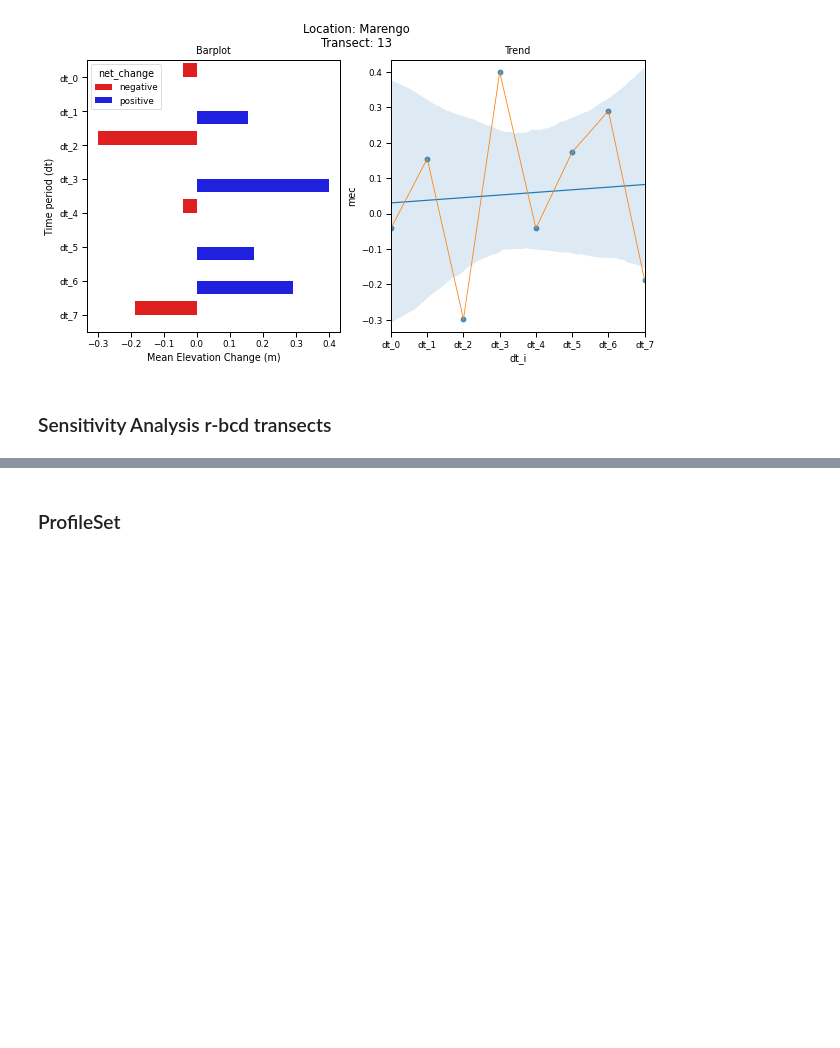
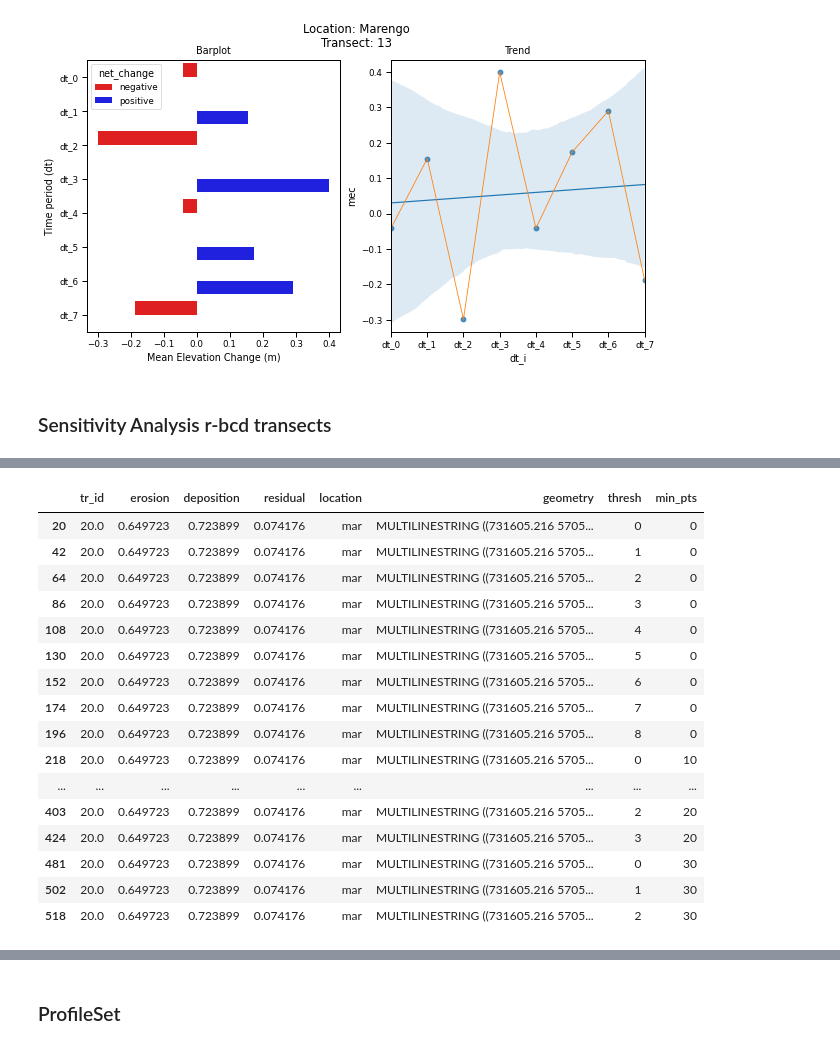
Before and after one commit to npucino/sandpyper, a Jupyter notebook: examples/Example_1_Profile_extraction-CLASS.ipynb, the cells around one changed output, grey strips where cells are left out. Cells and saved outputs as stored; diff of their text form; code cells hidden in the pictures; blank space fills up the shorter version.

```diff
--- a/examples/Example_1_Profile_extraction-CLASS.ipynb
+++ b/examples/Example_1_Profile_extraction-CLASS.ipynb
@@ -304,0 +199,3 @@ for minpts in list_minpts:
+# %%
+data_in=D.df_labelled.query("location=='mar'")
+data_in.head()
@@ -304,0 +491,20 @@ for minpts in list_minpts:
+# %%
+ss_tr_big.query("tr_id==20")
+# %% [output]
+|  | tr_id | erosion | deposition | residual | location | geometry | thresh | min_pts |
+| 20 | 20.0 | 0.649723 | 0.723899 | 0.074176 | mar | MULTILINESTRING ((731605.216 5705... | 0 | 0 |
+| 42 | 20.0 | 0.649723 | 0.723899 | 0.074176 | mar | MULTILINESTRING ((731605.216 5705... | 1 | 0 |
+| 64 | 20.0 | 0.649723 | 0.723899 | 0.074176 | mar | MULTILINESTRING ((731605.216 5705... | 2 | 0 |
+| 86 | 20.0 | 0.649723 | 0.723899 | 0.074176 | mar | MULTILINESTRING ((731605.216 5705... | 3 | 0 |
+| 108 | 20.0 | 0.649723 | 0.723899 | 0.074176 | mar | MULTILINESTRING ((731605.216 5705... | 4 | 0 |
+| 130 | 20.0 | 0.649723 | 0.723899 | 0.074176 | mar | MULTILINESTRING ((731605.216 5705... | 5 | 0 |
+| 152 | 20.0 | 0.649723 | 0.723899 | 0.074176 | mar | MULTILINESTRING ((731605.216 5705... | 6 | 0 |
+| 174 | 20.0 | 0.649723 | 0.723899 | 0.074176 | mar | MULTILINESTRING ((731605.216 5705... | 7 | 0 |
+| 196 | 20.0 | 0.649723 | 0.723899 | 0.074176 | mar | MULTILINESTRING ((731605.216 5705... | 8 | 0 |
+| 218 | 20.0 | 0.649723 | 0.723899 | 0.074176 | mar | MULTILINESTRING ((731605.216 5705... | 0 | 10 |
+| ... | ... | ... | ... | ... | ... | ... | ... | ... |
+| 403 | 20.0 | 0.649723 | 0.723899 | 0.074176 | mar | MULTILINESTRING ((731605.216 5705... | 2 | 20 |
+| 424 | 20.0 | 0.649723 | 0.723899 | 0.074176 | mar | MULTILINESTRING ((731605.216 5705... | 3 | 20 |
+| 481 | 20.0 | 0.649723 | 0.723899 | 0.074176 | mar | MULTILINESTRING ((731605.216 5705... | 0 | 30 |
+| 502 | 20.0 | 0.649723 | 0.723899 | 0.074176 | mar | MULTILINESTRING ((731605.216 5705... | 1 | 30 |
+| 518 | 20.0 | 0.649723 | 0.723899 | 0.074176 | mar | MULTILINESTRING ((731605.216 5705... | 2 | 30 |
```
Also changed, not shown: parts of 26 cells of this notebook, 2 other files.
